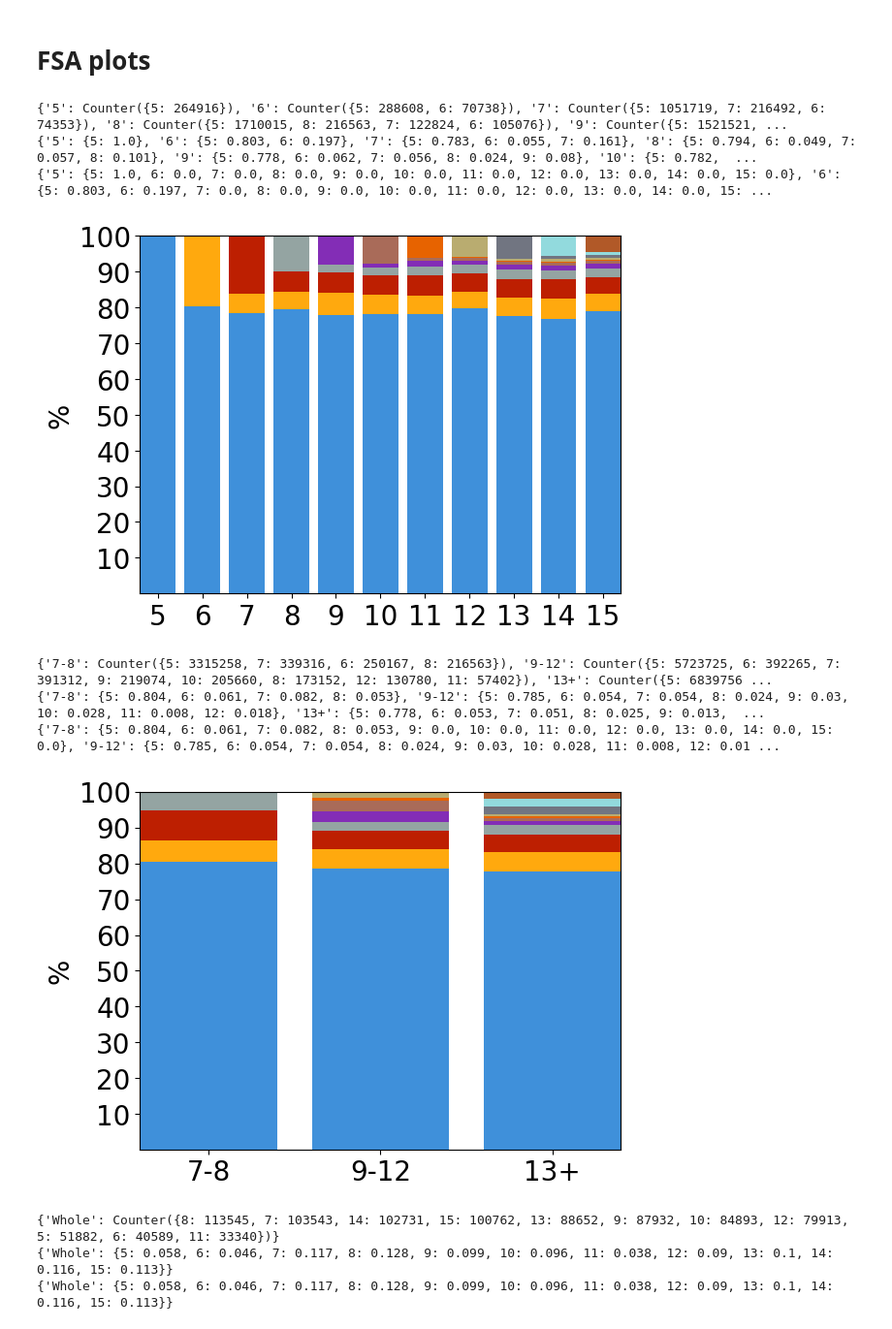
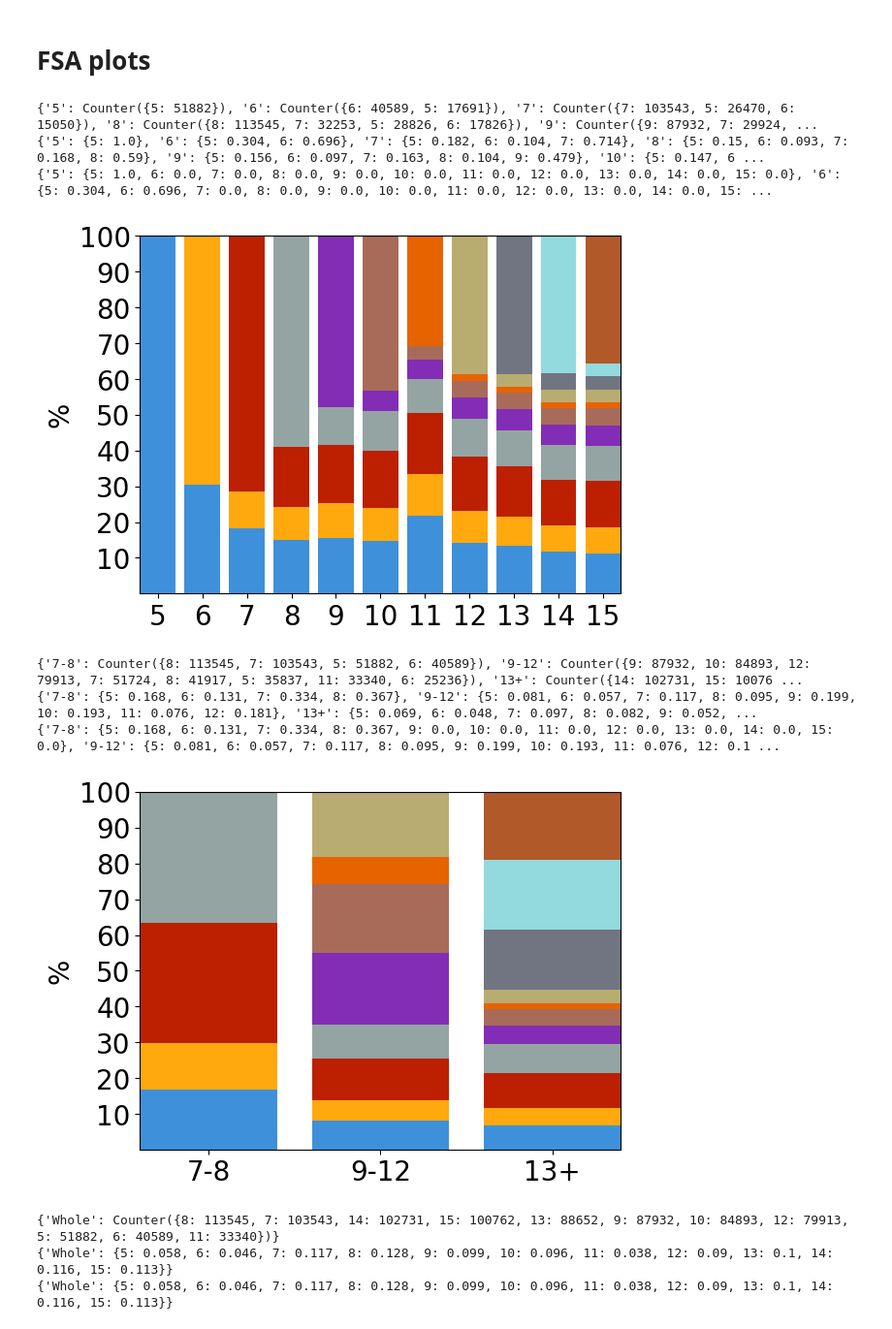
Before and after one commit to TurkuNLP/TCBLex, a Jupyter notebook: Interpret_Outputs.ipynb, the cells around one changed output. Shown at 97% size. Saved outputs shown, nothing was run; the diff lists cells and outputs as text; code cells hidden in the pictures.

```diff
--- a/Interpret_Outputs.ipynb
+++ b/Interpret_Outputs.ipynb
@@ -536,7 +536,7 @@ import matplotlib as mpl
 PLOT_COLORS = list(mpl.color_sequences['petroff10'])
 PLOT_COLORS.append(mpl.color_sequences['Paired'][-1])
 # %%
-aoa_proportions_ages = getFSAInfo(dfs_ages, False, True)
+aoa_proportions_ages = getFSAInfo(dfs_ages, False, False)
 test = [[aoa_proportions_ages[y][x] for x in range(5,16)] for y in aoa_proportions_ages]
 #for t in test:
 #    t.reverse()
@@ -567,43 +567,43 @@ ax.tick_params(axis='both', labelsize=20)
 #ax.legend(PLOT_AGES[::-1])
 plt.show()
 # %% [output]
-{'5': Counter({5: 264916}), '6': Counter({5: 288608, 6: 70738}), '7': Counter({5: 1051719, 7: 216492, 6: 74353}), '8': Counter({5: 1710015, 8: 216563, 7: 122824, 6: 105076}), '9': Counter({5: 1521521, ...
-{'5': {5: 1.0}, '6': {5: 0.803, 6: 0.197}, '7': {5: 0.783, 6: 0.055, 7: 0.161}, '8': {5: 0.794, 6: 0.049, 7: 0.057, 8: 0.101}, '9': {5: 0.778, 6: 0.062, 7: 0.056, 8: 0.024, 9: 0.08}, '10': {5: 0.782,  ...
-{'5': {5: 1.0, 6: 0.0, 7: 0.0, 8: 0.0, 9: 0.0, 10: 0.0, 11: 0.0, 12: 0.0, 13: 0.0, 14: 0.0, 15: 0.0}, '6': {5: 0.803, 6: 0.197, 7: 0.0, 8: 0.0, 9: 0.0, 10: 0.0, 11: 0.0, 12: 0.0, 13: 0.0, 14: 0.0, 15: ...
+{'5': Counter({5: 51882}), '6': Counter({6: 40589, 5: 17691}), '7': Counter({7: 103543, 5: 26470, 6: 15050}), '8': Counter({8: 113545, 7: 32253, 5: 28826, 6: 17826}), '9': Counter({9: 87932, 7: 29924, ...
+{'5': {5: 1.0}, '6': {5: 0.304, 6: 0.696}, '7': {5: 0.182, 6: 0.104, 7: 0.714}, '8': {5: 0.15, 6: 0.093, 7: 0.168, 8: 0.59}, '9': {5: 0.156, 6: 0.097, 7: 0.163, 8: 0.104, 9: 0.479}, '10': {5: 0.147, 6 ...
+{'5': {5: 1.0, 6: 0.0, 7: 0.0, 8: 0.0, 9: 0.0, 10: 0.0, 11: 0.0, 12: 0.0, 13: 0.0, 14: 0.0, 15: 0.0}, '6': {5: 0.304, 6: 0.696, 7: 0.0, 8: 0.0, 9: 0.0, 10: 0.0, 11: 0.0, 12: 0.0, 13: 0.0, 14: 0.0, 15: ...
-[figure, old version]
+[figure, new version]
 # %%
-aoa_proportions_groups = getFSAInfo(dfs_groups, False, True)
+aoa_proportions_groups = getFSAInfo(dfs_groups, False, False)
 test = [[aoa_proportions_groups[y][x] for x in range(5,16)] for y in aoa_proportions_groups]
 #for t in test:
 #    t.reverse()
 
 y = np.column_stack(test)
 x = range(0,3)
 
 # Make new array consisting of fractions of column-totals,
 # using .astype(float) to avoid integer division
 percent = y /  y.sum(axis=0).astype(float) * 100
 fig = plt.figure()
 ax = fig.add_subplot(111)
 totals = np.zeros(len(x))
 for i in range(len(percent)):
     current = [percent[i][y] for y in range(len(x))]
     ax.bar(x, current, bottom=totals, color=PLOT_COLORS[i])
     totals = np.add(totals, current)
 
 
 #ax.set_title('Age of first appearance for word types within age groups')
 ax.set_ylabel('%', fontsize=20)
 ax.margins(0, 0) # Set margins to avoid "whitespace"
 ax.set_xticks(x, labels=SHEET_NAMES_GROUPS)
 ax.set_yticks(range(10,110,10))
 ax.tick_params(axis='both', labelsize=20)
 plt.show()
 # %% [output]
-{'7-8': Counter({5: 3315258, 7: 339316, 6: 250167, 8: 216563}), '9-12': Counter({5: 5723725, 6: 392265, 7: 391312, 9: 219074, 10: 205660, 8: 173152, 12: 130780, 11: 57402}), '13+': Counter({5: 6839756 ...
-{'7-8': {5: 0.804, 6: 0.061, 7: 0.082, 8: 0.053}, '9-12': {5: 0.785, 6: 0.054, 7: 0.054, 8: 0.024, 9: 0.03, 10: 0.028, 11: 0.008, 12: 0.018}, '13+': {5: 0.778, 6: 0.053, 7: 0.051, 8: 0.025, 9: 0.013,  ...
-{'7-8': {5: 0.804, 6: 0.061, 7: 0.082, 8: 0.053, 9: 0.0, 10: 0.0, 11: 0.0, 12: 0.0, 13: 0.0, 14: 0.0, 15: 0.0}, '9-12': {5: 0.785, 6: 0.054, 7: 0.054, 8: 0.024, 9: 0.03, 10: 0.028, 11: 0.008, 12: 0.01 ...
+{'7-8': Counter({8: 113545, 7: 103543, 5: 51882, 6: 40589}), '9-12': Counter({9: 87932, 10: 84893, 12: 79913, 7: 51724, 8: 41917, 5: 35837, 11: 33340, 6: 25236}), '13+': Counter({14: 102731, 15: 10076 ...
+{'7-8': {5: 0.168, 6: 0.131, 7: 0.334, 8: 0.367}, '9-12': {5: 0.081, 6: 0.057, 7: 0.117, 8: 0.095, 9: 0.199, 10: 0.193, 11: 0.076, 12: 0.181}, '13+': {5: 0.069, 6: 0.048, 7: 0.097, 8: 0.082, 9: 0.052, ...
+{'7-8': {5: 0.168, 6: 0.131, 7: 0.334, 8: 0.367, 9: 0.0, 10: 0.0, 11: 0.0, 12: 0.0, 13: 0.0, 14: 0.0, 15: 0.0}, '9-12': {5: 0.081, 6: 0.057, 7: 0.117, 8: 0.095, 9: 0.199, 10: 0.193, 11: 0.076, 12: 0.1 ...
-[figure, old version]
+[figure, new version]
 # %%
 aoa_proportions_whole = getFSAInfo(dfs_whole, False, False)
 test = [[aoa_proportions_whole[y][x] for x in range(5,16)] for y in aoa_proportions_whole]
```
Also changed, not shown: parts of 5 cells of this notebook, 1 other file.
